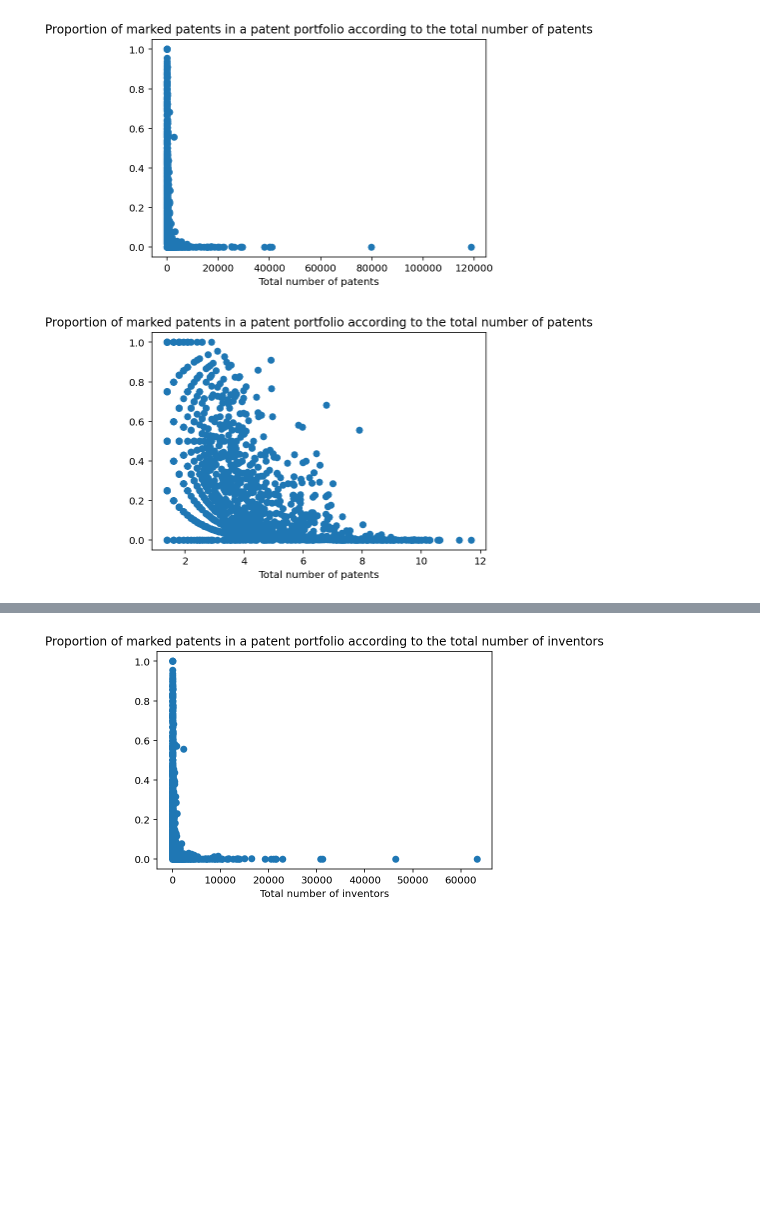
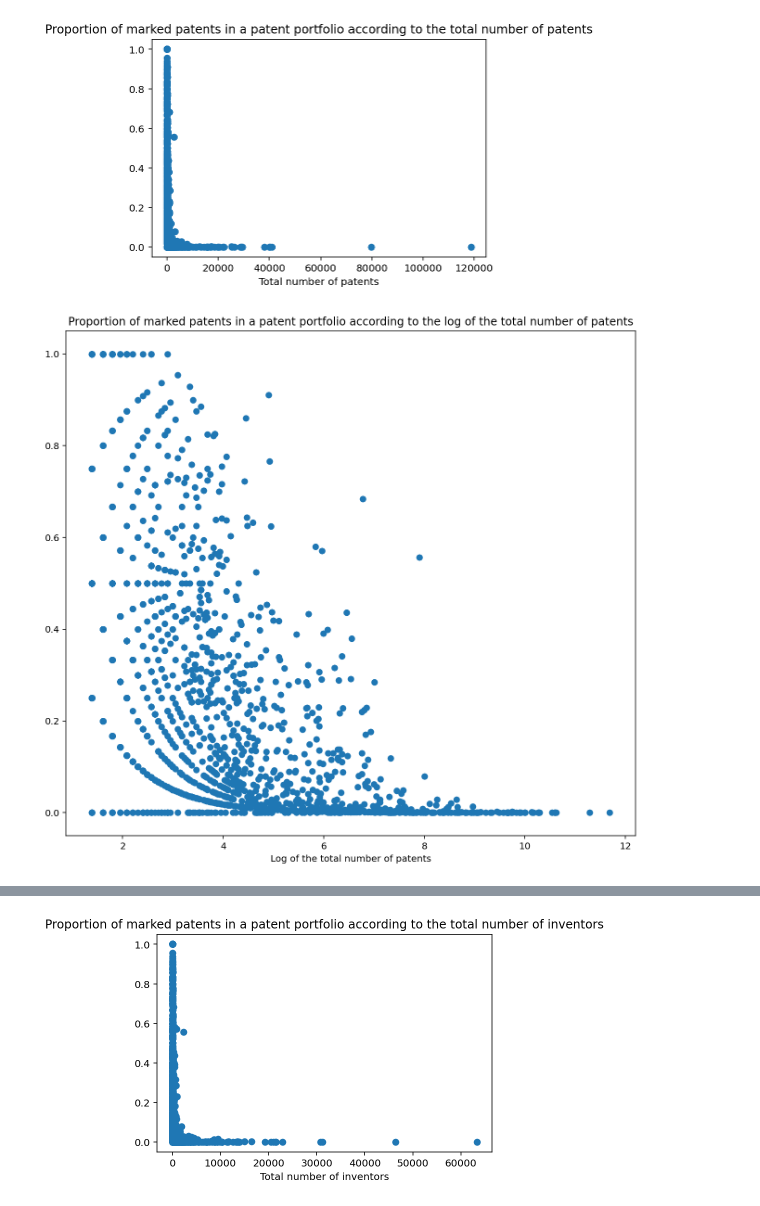
Before and after one commit to gregbellan/MODS208, a Jupyter notebook: regression_companies.ipynb, the cells around one changed output, grey strips where cells are left out. Saved outputs shown, nothing was run; the diff lists cells and outputs as text; code cells hidden in the pictures; blank space fills up the shorter version.

```diff
--- a/regression_companies.ipynb
+++ b/regression_companies.ipynb
@@ -73,11 +74,12 @@ plt.show()
 [figure]
 # %%
 plt.scatter(np.log(reg_companies.assignee_total_num_patents), reg_companies.proportion_marked_patents, marker = 'o')
-plt.xlabel('Total number of patents')
-plt.title('Proportion of marked patents in a patent portfolio according to the total number of patents')
+plt.xlabel('Log of the total number of patents')
+plt.title('Proportion of marked patents in a patent portfolio according to the log of the total number of patents')
+plt.rcParams["figure.figsize"] = (9,10)
 plt.show()
 # %% [output]
-[figure, old version]
+[figure, new version]
 # %%
 log_sqrt_companies = reg_companies[["proportion_marked_patents"]]
 log_sqrt_companies["log_assignee_total_num_patents"] = np.log(reg_companies.assignee_total_num_patents)
```
Also changed, not shown: parts of 45 cells of this notebook.
